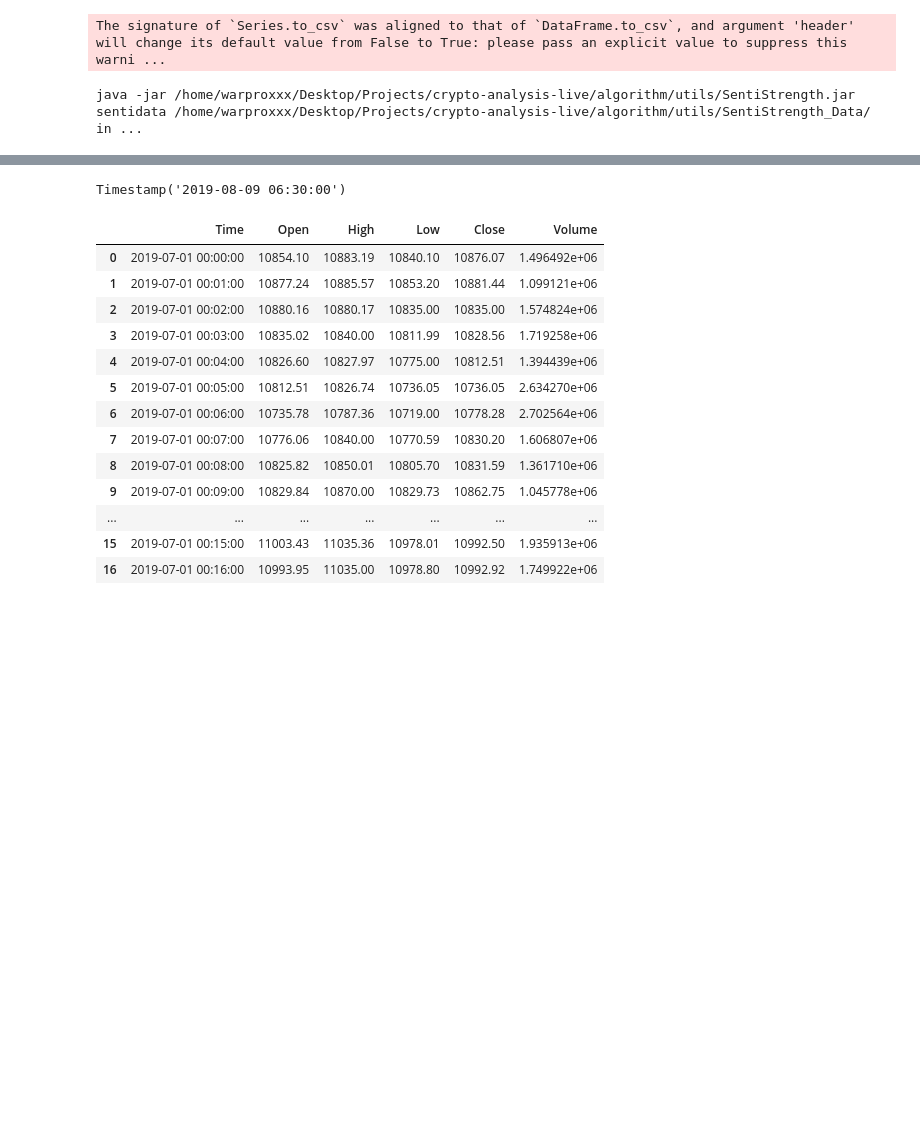
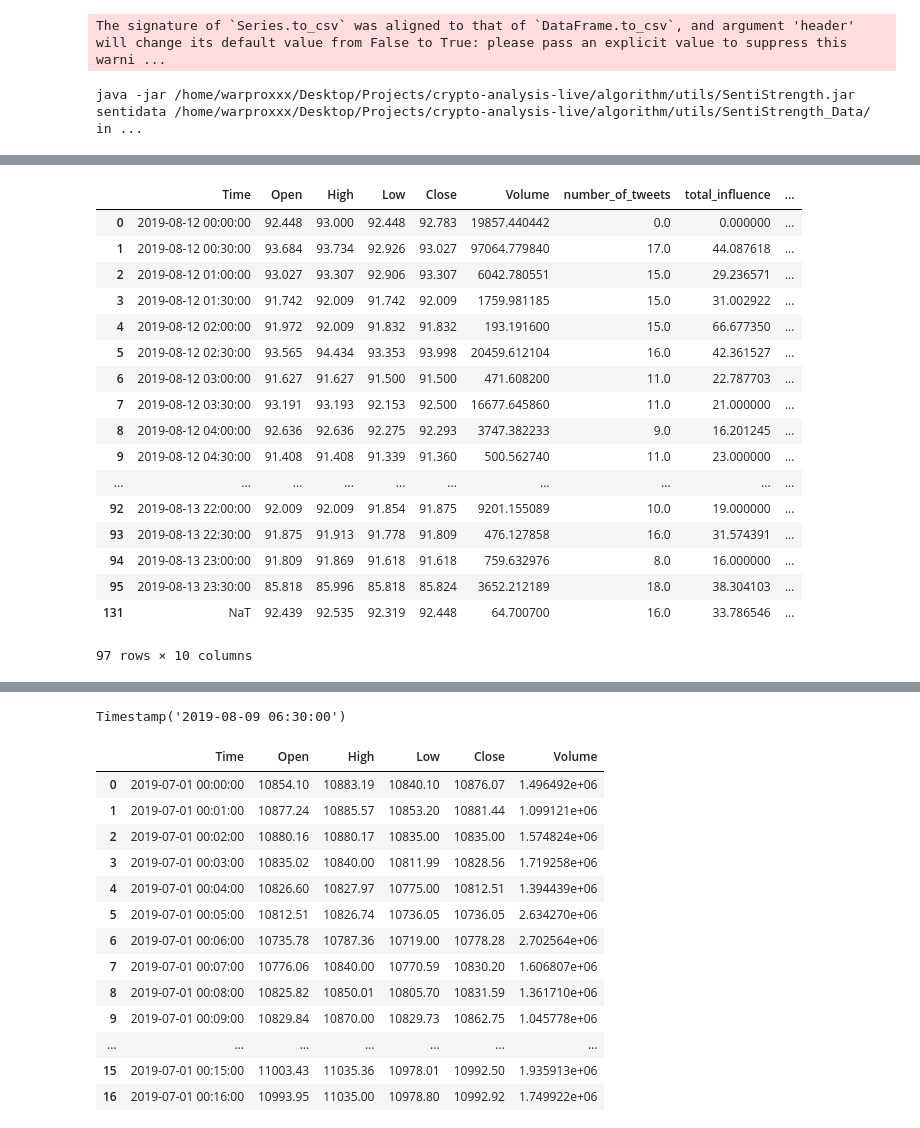
Before and after one commit to warproxxx/crypto-analysis-live, a Jupyter notebook: algorithm/Testing live process.ipynb, the cells around one changed output, grey strips where cells are left out. Saved outputs shown, nothing was run; the diff lists cells and outputs as text; code cells hidden in the pictures; blank space fills up the shorter version.

```diff
--- a/algorithm/Testing live process.ipynb
+++ b/algorithm/Testing live process.ipynb
@@ -112,0 +330,23 @@ Name: pos_neg, dtype: int64
+# %%
+features = get_features(tweet_df, price_df, symbol, curr_start, curr_end)
+# %%
+features.sort_values('Time')
+# %% [output]
+|  | Time | Open | High | Low | Close | Volume | number_of_tweets | total_influence | ... |
+| 0 | 2019-08-12 00:00:00 | 92.448 | 93.000 | 92.448 | 92.783 | 19857.440442 | 0.0 | 0.000000 | ... |
+| 1 | 2019-08-12 00:30:00 | 93.684 | 93.734 | 92.926 | 93.027 | 97064.779840 | 17.0 | 44.087618 | ... |
+| 2 | 2019-08-12 01:00:00 | 93.027 | 93.307 | 92.906 | 93.307 | 6042.780551 | 15.0 | 29.236571 | ... |
+| 3 | 2019-08-12 01:30:00 | 91.742 | 92.009 | 91.742 | 92.009 | 1759.981185 | 15.0 | 31.002922 | ... |
+| 4 | 2019-08-12 02:00:00 | 91.972 | 92.009 | 91.832 | 91.832 | 193.191600 | 15.0 | 66.677350 | ... |
+| 5 | 2019-08-12 02:30:00 | 93.565 | 94.434 | 93.353 | 93.998 | 20459.612104 | 16.0 | 42.361527 | ... |
+| 6 | 2019-08-12 03:00:00 | 91.627 | 91.627 | 91.500 | 91.500 | 471.608200 | 11.0 | 22.787703 | ... |
+| 7 | 2019-08-12 03:30:00 | 93.191 | 93.193 | 92.153 | 92.500 | 16677.645860 | 11.0 | 21.000000 | ... |
+| 8 | 2019-08-12 04:00:00 | 92.636 | 92.636 | 92.275 | 92.293 | 3747.382233 | 9.0 | 16.201245 | ... |
+| 9 | 2019-08-12 04:30:00 | 91.408 | 91.408 | 91.339 | 91.360 | 500.562740 | 11.0 | 23.000000 | ... |
+| ... | ... | ... | ... | ... | ... | ... | ... | ... | ... |
+| 92 | 2019-08-13 22:00:00 | 92.009 | 92.009 | 91.854 | 91.875 | 9201.155089 | 10.0 | 19.000000 | ... |
+| 93 | 2019-08-13 22:30:00 | 91.875 | 91.913 | 91.778 | 91.809 | 476.127858 | 16.0 | 31.574391 | ... |
+| 94 | 2019-08-13 23:00:00 | 91.809 | 91.869 | 91.618 | 91.618 | 759.632976 | 8.0 | 16.000000 | ... |
+| 95 | 2019-08-13 23:30:00 | 85.818 | 85.996 | 85.818 | 85.824 | 3652.212189 | 18.0 | 38.304103 | ... |
+| 131 | NaT | 92.439 | 92.535 | 92.319 | 92.448 | 64.700700 | 16.0 | 33.786546 | ... |
+97 rows × 10 columns
```
Also changed, not shown: parts of 69 cells of this notebook, 7 other files.
